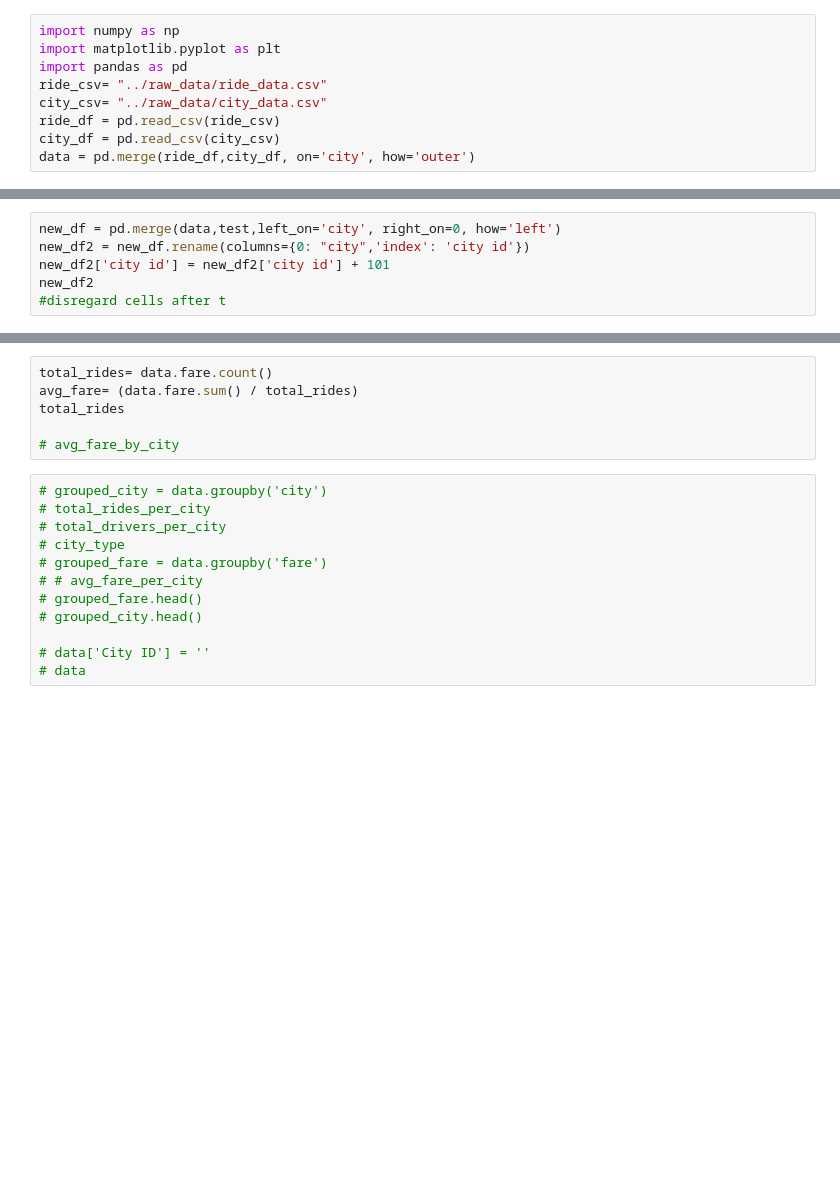
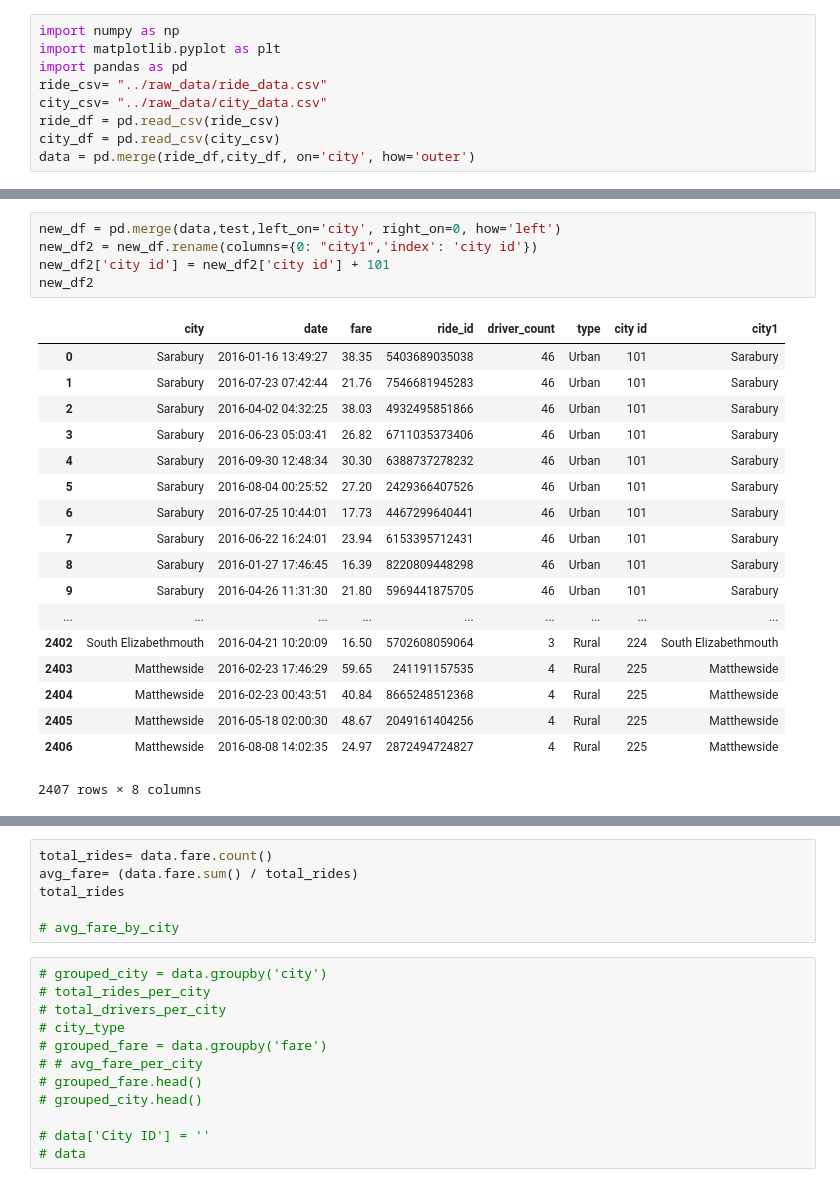
Before and after one commit to AmIDoingItYet/Matplotlib-Stuff, a Jupyter notebook: raw_data/Untitled.ipynb, the cells around one changed output, grey strips where cells are left out. Drawn from its saved outputs; the diff is of its cells as text; blank space fills up the shorter version.

```diff
--- a/raw_data/Untitled.ipynb
+++ b/raw_data/Untitled.ipynb
@@ -59,6 +76,24 @@ test
 # %%
 new_df = pd.merge(data,test,left_on='city', right_on=0, how='left')
-new_df2 = new_df.rename(columns={0: "city",'index': 'city id'})
+new_df2 = new_df.rename(columns={0: "city1",'index': 'city id'})
 new_df2['city id'] = new_df2['city id'] + 101
 new_df2
-#disregard cells after t
+# %% [output]
+|  | city | date | fare | ride_id | driver_count | type | city id | city1 |
+| 0 | Sarabury | 2016-01-16 13:49:27 | 38.35 | 5403689035038 | 46 | Urban | 101 | Sarabury |
+| 1 | Sarabury | 2016-07-23 07:42:44 | 21.76 | 7546681945283 | 46 | Urban | 101 | Sarabury |
+| 2 | Sarabury | 2016-04-02 04:32:25 | 38.03 | 4932495851866 | 46 | Urban | 101 | Sarabury |
+| 3 | Sarabury | 2016-06-23 05:03:41 | 26.82 | 6711035373406 | 46 | Urban | 101 | Sarabury |
+| 4 | Sarabury | 2016-09-30 12:48:34 | 30.30 | 6388737278232 | 46 | Urban | 101 | Sarabury |
+| 5 | Sarabury | 2016-08-04 00:25:52 | 27.20 | 2429366407526 | 46 | Urban | 101 | Sarabury |
+| 6 | Sarabury | 2016-07-25 10:44:01 | 17.73 | 4467299640441 | 46 | Urban | 101 | Sarabury |
+| 7 | Sarabury | 2016-06-22 16:24:01 | 23.94 | 6153395712431 | 46 | Urban | 101 | Sarabury |
+| 8 | Sarabury | 2016-01-27 17:46:45 | 16.39 | 8220809448298 | 46 | Urban | 101 | Sarabury |
+| 9 | Sarabury | 2016-04-26 11:31:30 | 21.80 | 5969441875705 | 46 | Urban | 101 | Sarabury |
+| ... | ... | ... | ... | ... | ... | ... | ... | ... |
+| 2402 | South Elizabethmouth | 2016-04-21 10:20:09 | 16.50 | 5702608059064 | 3 | Rural | 224 | South Elizabethmouth |
+| 2403 | Matthewside | 2016-02-23 17:46:29 | 59.65 | 241191157535 | 4 | Rural | 225 | Matthewside |
+| 2404 | Matthewside | 2016-02-23 00:43:51 | 40.84 | 8665248512368 | 4 | Rural | 225 | Matthewside |
+| 2405 | Matthewside | 2016-05-18 02:00:30 | 48.67 | 2049161404256 | 4 | Rural | 225 | Matthewside |
+| 2406 | Matthewside | 2016-08-08 14:02:35 | 24.97 | 2872494724827 | 4 | Rural | 225 | Matthewside |
+2407 rows × 8 columns
```
Also changed, not shown: parts of 4 cells of this notebook, 1 other file.
